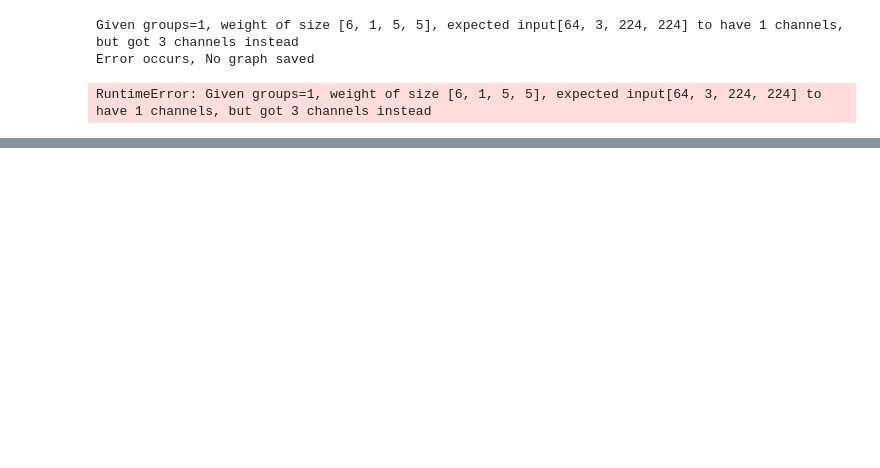
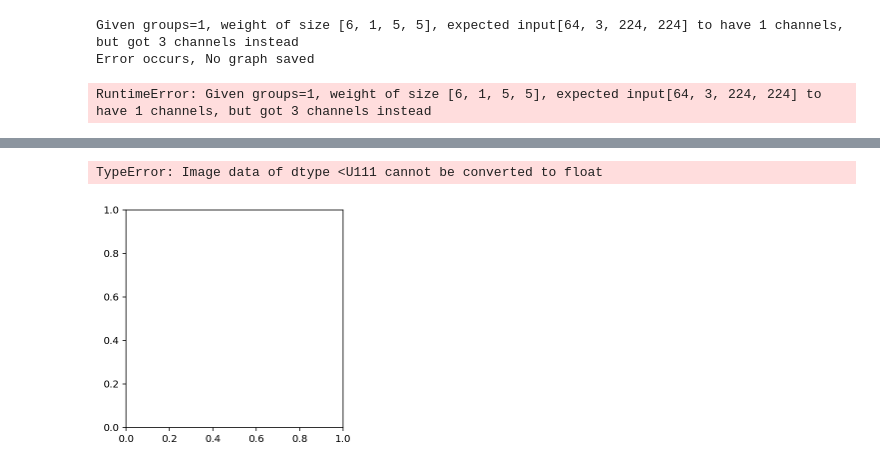
Before and after one commit to adomakor412/NERTO_CIMSS_GOES-R, a Jupyter notebook: AUC_model.ipynb, the cells around one changed output, grey strips where cells are left out. Cells and saved outputs as stored; diff of their text form; code cells hidden in the pictures; blank space fills up the shorter version.

```diff
--- a/AUC_model.ipynb
+++ b/AUC_model.ipynb
@@ -448,0 +462,5 @@ def plot_classes_preds(net, images, labels):
+# %%
+plt.imshow(file)
+# %% [output]
+TypeError: Image data of dtype <U111 cannot be converted to float
+[figure, added]
```
Also changed, not shown: parts of 9 cells of this notebook, 17 other files.
